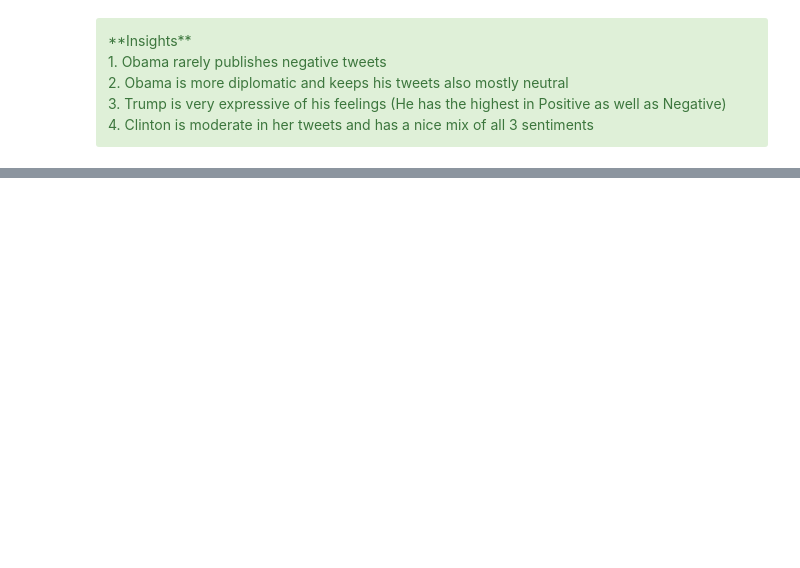
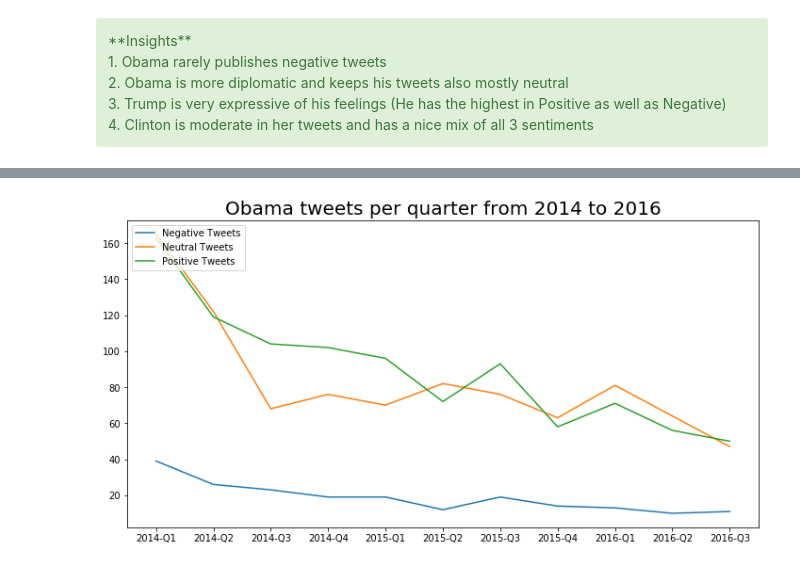
Before and after one commit to shubhamperiwal/political_social_media_analysis, a Jupyter notebook: 3. Sentiment Analysis.ipynb, the cells around one changed output, grey strips where cells are left out. Cells and saved outputs as stored; diff of their text form; code cells hidden in the pictures; blank space fills up the shorter version.

```diff
--- a/3. Sentiment Analysis.ipynb
+++ b/3. Sentiment Analysis.ipynb
@@ -112,0 +162,4 @@ plt.show()
+# %%
+obama_crosstab = pd.crosstab(obama_copy['quarters'], obama_copy['Sentiment_Type'])
+obama_crosstab.drop(12, inplace=True)
+obama_crosstab.head()
@@ -112,0 +174,11 @@ plt.show()
+# %%
+plt.figure(figsize=(12, 6))  # width:20, height:6
+plt.title("Obama tweets per quarter from 2014 to 2016", fontsize=20)
+plt.plot(quarters, obama_crosstab['Negative'])
+plt.plot(quarters, obama_crosstab['Neutral'])
+plt.plot(quarters, obama_crosstab['Positive'])
+
+plt.legend(['Negative Tweets', 'Neutral Tweets', 'Positive Tweets'], loc='upper left')
+plt.show()
+# %% [output]
+[figure, added]
```
Also changed, not shown: parts of 11 cells of this notebook.
